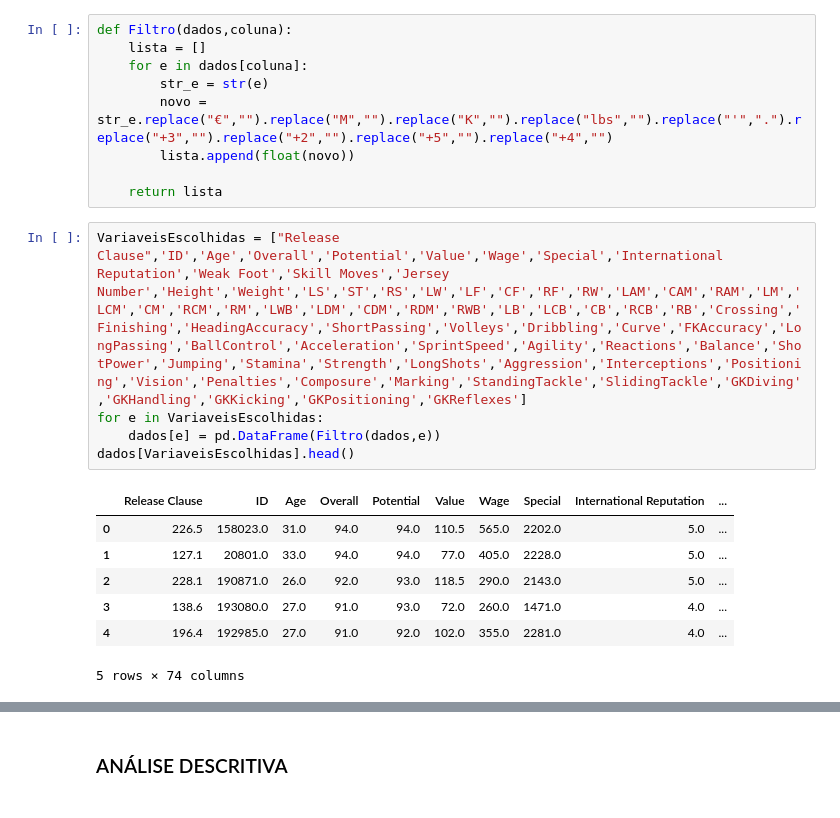
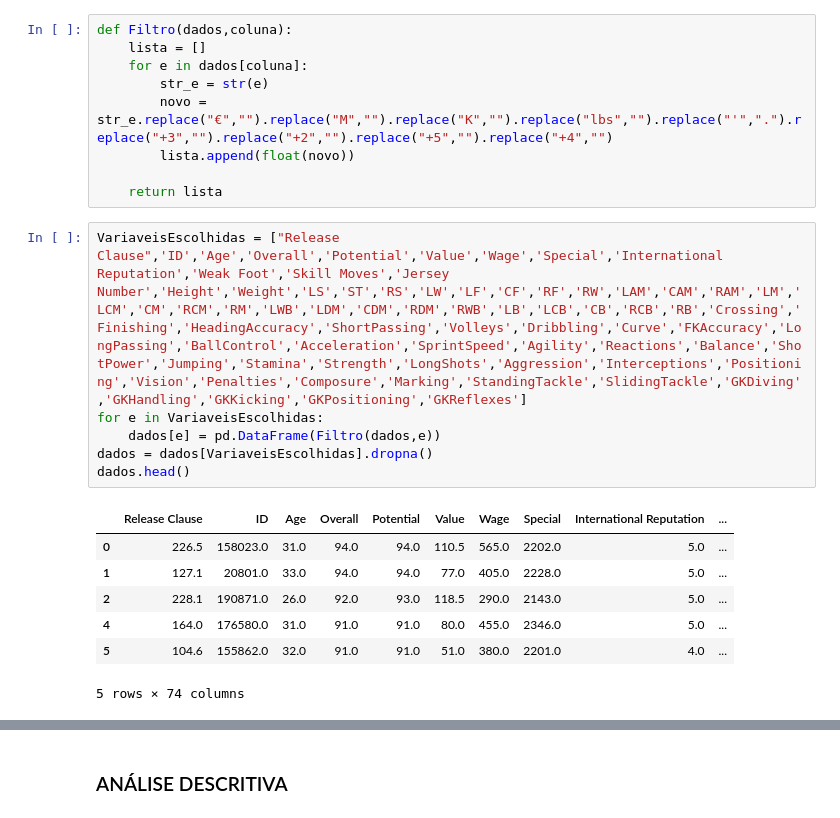
Before and after one commit to gDuarteg/Projeto-3-Ciencia-dos-Dados, a Jupyter notebook: Projeto3 Layout.ipynb, the cells around one changed output, grey strips where cells are left out. Saved outputs shown, nothing was run; the diff lists cells and outputs as text.

```diff
--- a/Projeto3 Layout.ipynb
+++ b/Projeto3 Layout.ipynb
@@ -73,15 +73,16 @@ def Filtro(dados,coluna):
 # %%
 VariaveisEscolhidas = ["Release Clause",'ID','Age','Overall','Potential','Value','Wage','Special','International Reputation','Weak Foot','Skill Moves','Jersey Number','Height','Weight','LS','ST','RS','LW','LF','CF','RF','RW','LAM','CAM','RAM','LM','LCM','CM','RCM','RM','LWB','LDM','CDM','RDM','RWB','LB','LCB','CB','RCB','RB','Crossing','Finishing','HeadingAccuracy','ShortPassing','Volleys','Dribbling','Curve','FKAccuracy','LongPassing','BallControl','Acceleration','SprintSpeed','Agility','Reactions','Balance','ShotPower','Jumping','Stamina','Strength','LongShots','Aggression','Interceptions','Positioning','Vision','Penalties','Composure','Marking','StandingTackle','SlidingTackle','GKDiving','GKHandling','GKKicking','GKPositioning','GKReflexes']
 for e in VariaveisEscolhidas:
     dados[e] = pd.DataFrame(Filtro(dados,e))
-dados[VariaveisEscolhidas].head()
+dados = dados[VariaveisEscolhidas].dropna()
+dados.head()
 # %% [output]
 |  | Release Clause | ID | Age | Overall | Potential | Value | Wage | Special | International Reputation | ... |
 | 0 | 226.5 | 158023.0 | 31.0 | 94.0 | 94.0 | 110.5 | 565.0 | 2202.0 | 5.0 | ... |
 | 1 | 127.1 | 20801.0 | 33.0 | 94.0 | 94.0 | 77.0 | 405.0 | 2228.0 | 5.0 | ... |
 | 2 | 228.1 | 190871.0 | 26.0 | 92.0 | 93.0 | 118.5 | 290.0 | 2143.0 | 5.0 | ... |
-| 3 | 138.6 | 193080.0 | 27.0 | 91.0 | 93.0 | 72.0 | 260.0 | 1471.0 | 4.0 | ... |
-| 4 | 196.4 | 192985.0 | 27.0 | 91.0 | 92.0 | 102.0 | 355.0 | 2281.0 | 4.0 | ... |
+| 4 | 164.0 | 176580.0 | 31.0 | 91.0 | 91.0 | 80.0 | 455.0 | 2346.0 | 5.0 | ... |
+| 5 | 104.6 | 155862.0 | 32.0 | 91.0 | 91.0 | 51.0 | 380.0 | 2201.0 | 4.0 | ... |
 5 rows × 74 columns
 # %%
 dados['Release Clause'].plot.hist()
```
Also changed, not shown: parts of 5 cells of this notebook.
